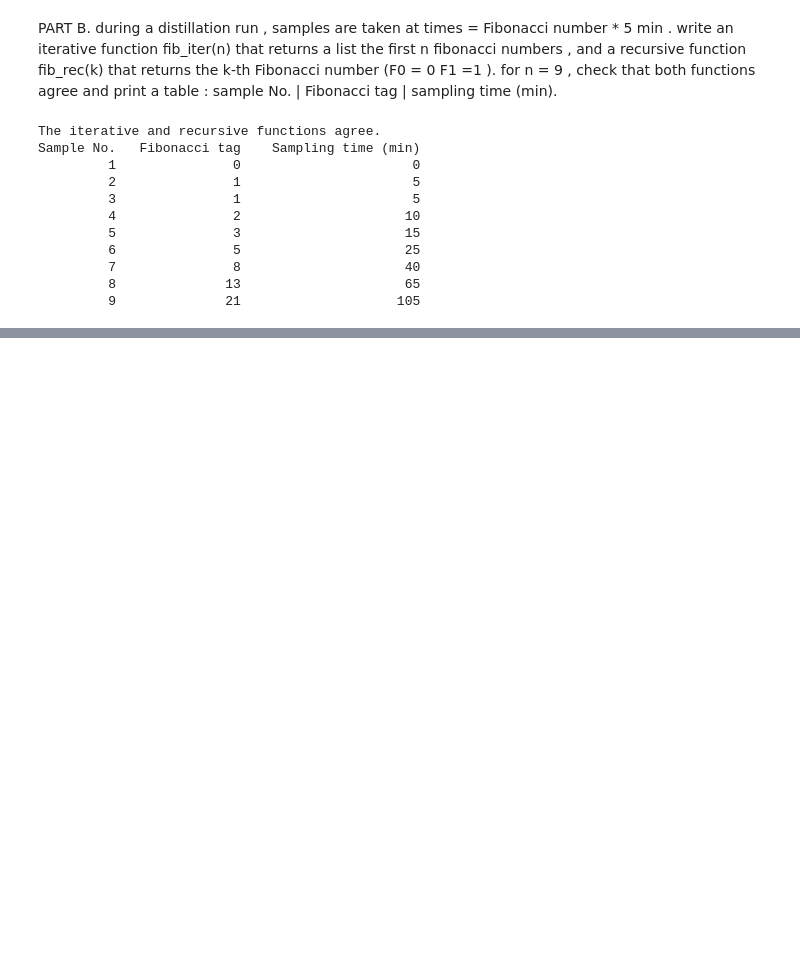
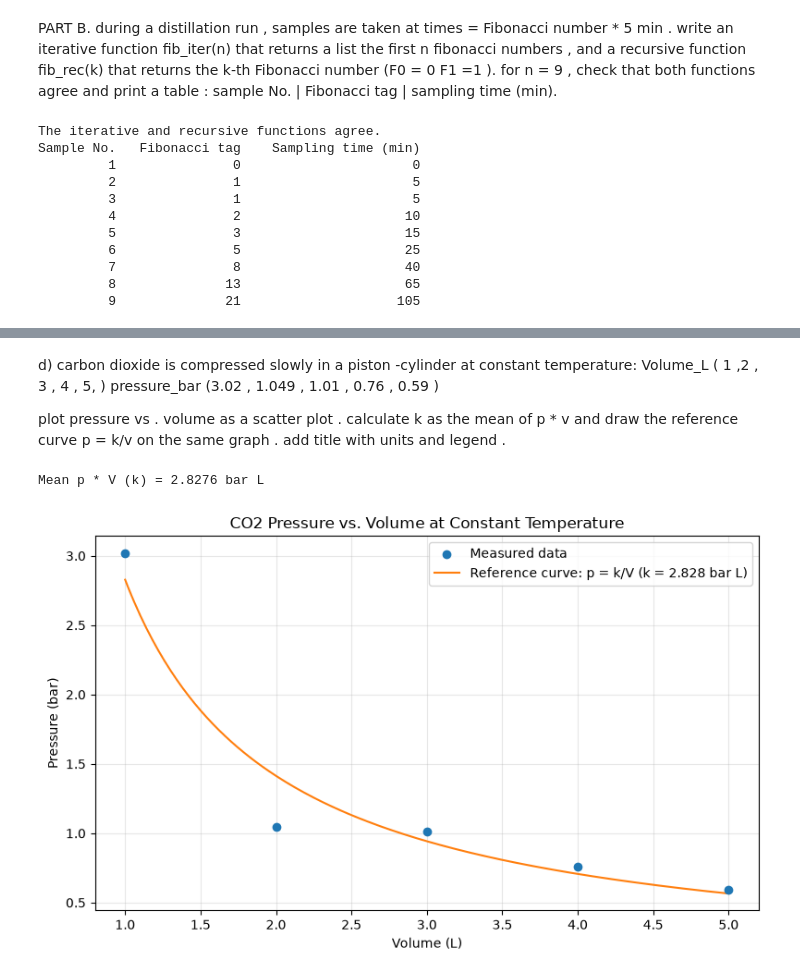
Before and after one commit to pravinkawade765-max/CP_Practical, a Jupyter notebook: 20251001032_SetB.ipynb, the cells around one changed output, grey strips where cells are left out. Drawn from its saved outputs; the diff is of its cells as text; code cells hidden in the pictures; blank space fills up the shorter version.

```diff
--- a/20251001032_SetB.ipynb
+++ b/20251001032_SetB.ipynb
@@ -347,0 +440,32 @@ Sample No.   Fibonacci tag    Sampling time (min)
+# %% [markdown]
+d) carbon dioxide is compressed slowly in a piston -cylinder at constant temperature:
+Volume_L ( 1 ,2 , 3 , 4 , 5, )
+pressure_bar (3.02 , 1.049 , 1.01 , 0.76 , 0.59  )
+
+plot pressure vs . volume as a scatter plot . calculate k as the mean of p * v and draw the reference curve p = k/v on the same graph . add title with units and legend .
+# %%
+import numpy as np
+import matplotlib.pyplot as plt
+
+volume_l = np.array([1, 2, 3, 4, 5], dtype=float)
+pressure_bar = np.array([3.02, 1.049, 1.01, 0.76, 0.59], dtype=float)
+
+k = np.mean(pressure_bar * volume_l)
+print(f"Mean p * V (k) = {k:.4f} bar L")
+
+reference_volume = np.linspace(volume_l.min(), volume_l.max(), 200)
+reference_pressure = k / reference_volume
+
+plt.figure(figsize=(8, 5))
+plt.scatter(volume_l, pressure_bar, color="tab:blue", label="Measured data", zorder=3)
+plt.plot(reference_volume, reference_pressure, color="tab:orange", label=f"Reference curve: p = k/V (k = {k:.3f} bar L)")
+plt.title("CO2 Pressure vs. Volume at Constant Temperature")
+plt.xlabel("Volume (L)")
+plt.ylabel("Pressure (bar)")
+plt.legend()
+plt.grid(True, alpha=0.3)
+plt.tight_layout()
+plt.show()
+# %% [output]
+Mean p * V (k) = 2.8276 bar L
+[figure, added]
```
Also changed, not shown: parts of 6 cells of this notebook, 2 other files.
